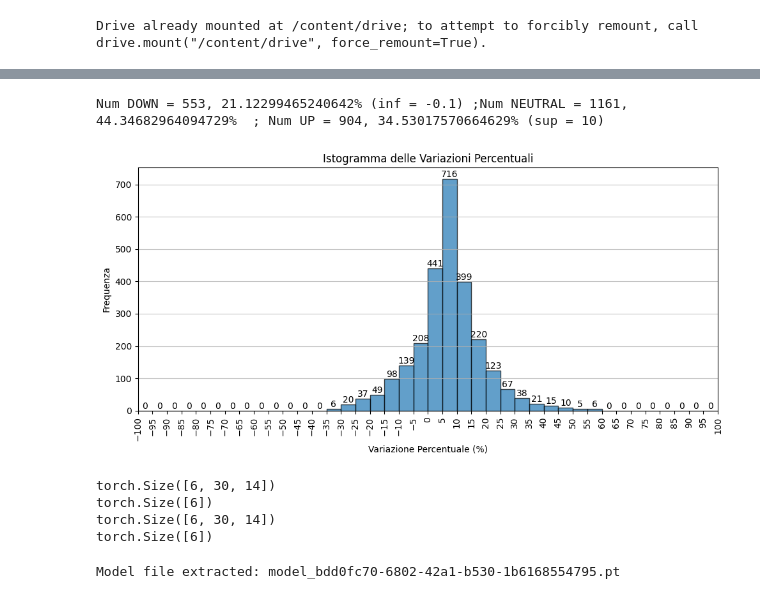
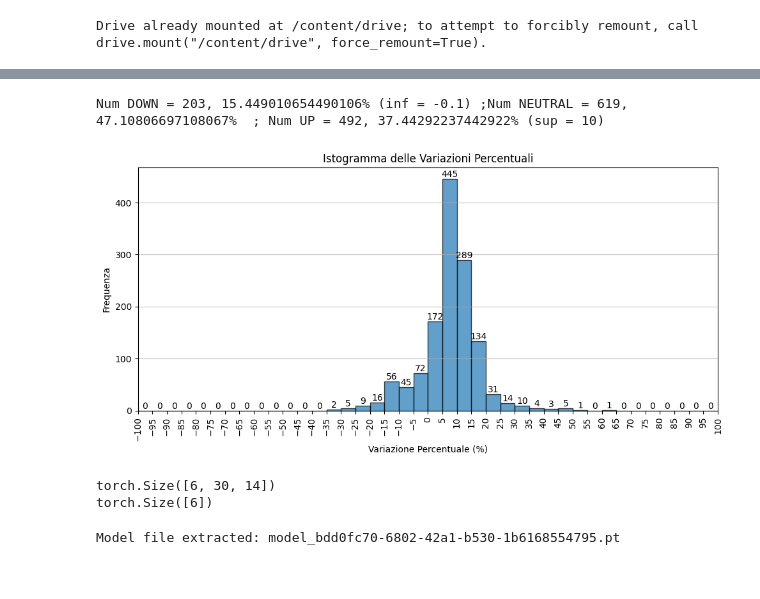
Before and after one commit to tommasomora01/StockIndexClassification, a Jupyter notebook: StockIndexClassification_Test.ipynb, the cells around one changed output, grey strips where cells are left out. Drawn from its saved outputs; the diff is of its cells as text; code cells hidden in the pictures.

```diff
--- a/StockIndexClassification_Test.ipynb
+++ b/StockIndexClassification_Test.ipynb
@@ -102,28 +102,17 @@ folders[1] = os.path.join(folders[1],f"{distance_pred}gg")
 # %%
 dataset = SequenceDataset(train_inputs, sequence_length=sequence_length, offset=offset,distance_pred=distance_pred)
 dataset.show_sequence(plot_mode=True)
-# Split train-test
-train_size = int(0.8 * len(dataset))
-test_size = len(dataset) - train_size
-train_dataset, test_dataset = torch.utils.data.random_split(dataset, [train_size, test_size])
 # Creazione dei DataLoader
-train_loader = DataLoader(train_dataset, batch_size=batch_size, shuffle=False)
-test_loader = DataLoader(test_dataset, batch_size=batch_size, shuffle=False)
-for inputs in train_loader:
-  print(inputs[0].shape)
-  print(inputs[1].shape)
-  break
+test_loader = DataLoader(dataset, batch_size=batch_size, shuffle=False)
 for inputs in test_loader:
     print(inputs[0].shape)
     print(inputs[1].shape)
     break
 # %% [output]
-Num DOWN = 553, 21.12299465240642% (inf = -0.1) ;Num NEUTRAL = 1161, 44.34682964094729%  ; Num UP = 904, 34.53017570664629% (sup = 10)
+Num DOWN = 203, 15.449010654490106% (inf = -0.1) ;Num NEUTRAL = 619, 47.10806697108067%  ; Num UP = 492, 37.44292237442922% (sup = 10)
-[figure, old version]
+[figure, new version]
 torch.Size([6, 30, 14])
 torch.Size([6])
-torch.Size([6, 30, 14])
-torch.Size([6])
 # %%
 model_dim = config['model_params']['dimension']
 d_model = config['model_params']['d_model']
```
Also changed, not shown: parts of 4 cells of this notebook.
